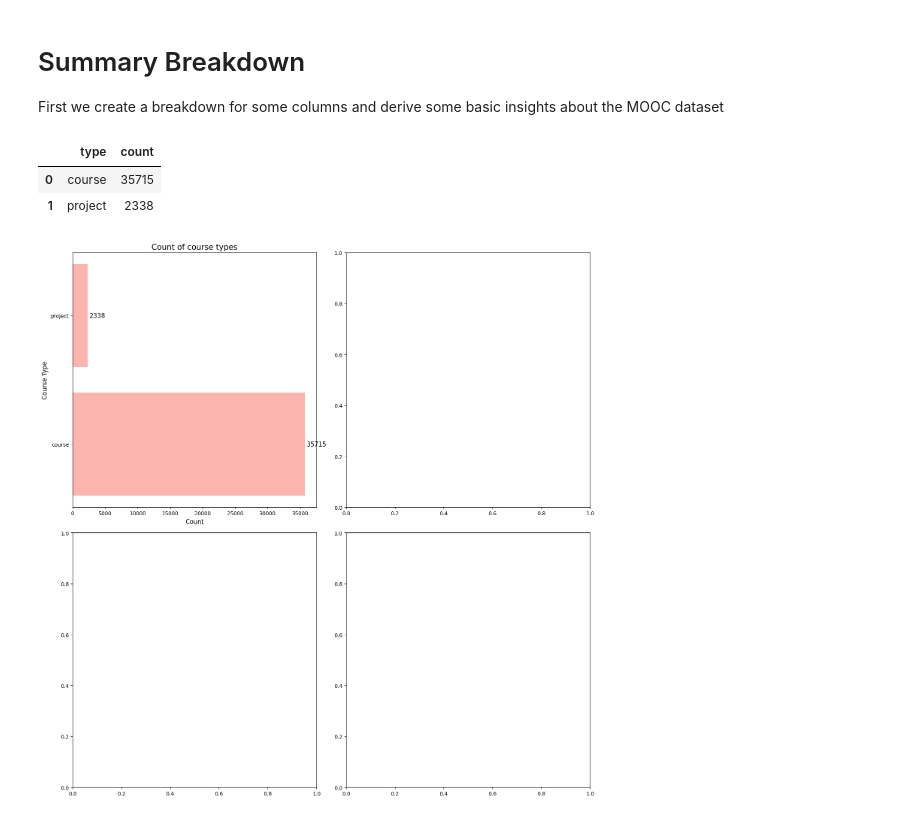
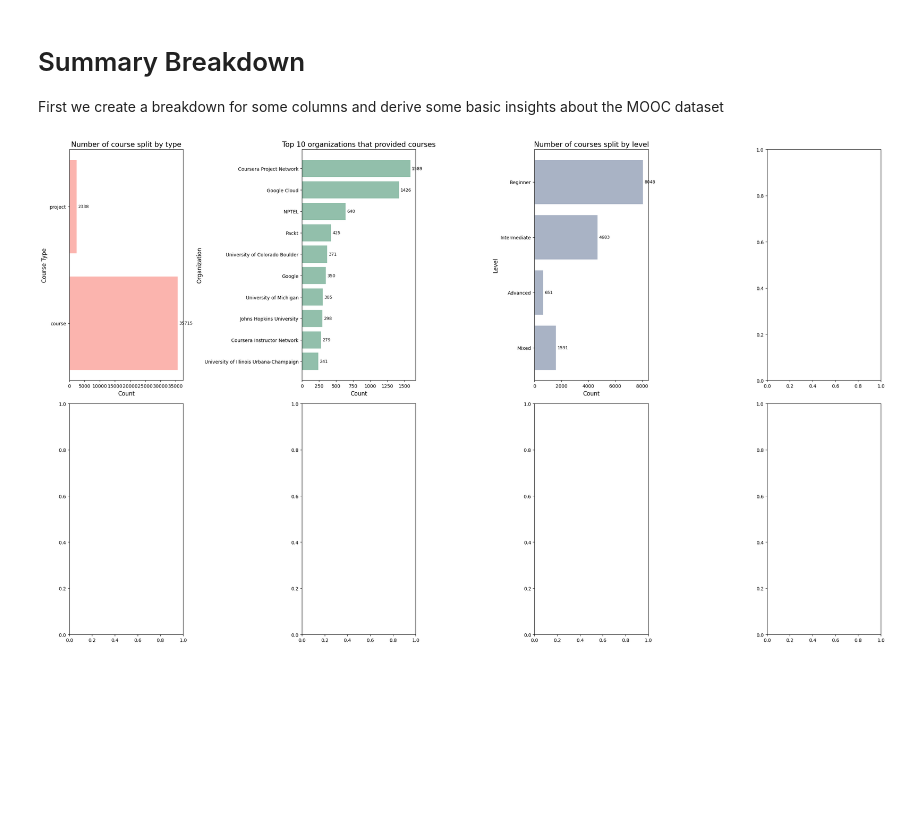
Before and after one commit to minimartzz/online-learning-so-mooc, a Jupyter notebook: mooc_analysis.ipynb, the cells around one changed output. Cells and saved outputs as stored; diff of their text form; code cells hidden in the pictures; blank space fills up the shorter version.

Commit message:
Update: Continued making summary plots for mooc data

```diff
--- a/mooc_analysis.ipynb
+++ b/mooc_analysis.ipynb
@@ -57,30 +57,53 @@ First we create a breakdown for some columns and derive some basic insights abou
 # Data processing to generate plots
 count_type = df_mooc['type'].value_counts()
 count_type = pd.DataFrame(count_type).reset_index()
-count_type
+
+count_organization = df_mooc['organization'].value_counts()
+count_organization = pd.DataFrame(count_organization).reset_index()
+top_10_organization = count_organization.iloc[:10].sort_values('count')
+
+count_level = df_mooc['level'].value_counts()
+count_level = count_level.reindex(index=['Mixed', 'Advanced', 'Intermediate', 'Beginner'])
+count_level = pd.DataFrame(count_level).reset_index()
-# %% [output]
-|  | type | count |
-| 0 | course | 35715 |
-| 1 | project | 2338 |
 # %%
 # Define global variables
 mpl.rcParams['axes.prop_cycle'] = mpl.cycler(color=plt.cm.Pastel1.colors)
 FS = 12
 
-fig, ax = plt.subplots(nrows=2, ncols=2)
+fig, ax = plt.subplots(nrows=2, ncols=4)
 fig.set_figheight(15)
-fig.set_figwidth(15)
+fig.set_figwidth(25)
 
 # 1. Countplot of type column
 bars = ax[0, 0].barh(count_type['type'], count_type['count'])
 for bar in bars:
   width = bar.get_width()
   y = bar.get_y() + bar.get_height() / 2
-  ax[0, 0].annotate(f'{width}', xy=(width, y), xytext=(3, 0), textcoords='offset points', va='center', fontsize=FS)
-ax[0, 0].set_title("Count of course types", fontsize=FS+3)
+  ax[0, 0].annotate(f'{width}', xy=(width, y), xytext=(3, 0), textcoords='offset points', va='center', fontsize=FS-3)
+ax[0, 0].set_title("Number of course split by type", fontsize=FS+3)
 ax[0, 0].set_ylabel("Course Type", fontsize=FS)
 ax[0, 0].set_xlabel("Count", fontsize=FS)
 
+# 2. Countplot of organisation column
+bars = ax[0, 1].barh(top_10_organization['organization'], top_10_organization['count'], color="#92bfab")
+for bar in bars:
+  width = bar.get_width()
+  y = bar.get_y() + bar.get_height() / 2
+  ax[0, 1].annotate(f'{width}', xy=(width, y), xytext=(3, 0), textcoords='offset points', va='center', fontsize=FS-3)
+ax[0, 1].set_title("Top 10 organizations that provided courses", fontsize=FS+3)
+ax[0, 1].set_ylabel("Organization", fontsize=FS)
+ax[0, 1].set_xlabel("Count", fontsize=FS)
+
+# 3. Countplot of level column
+bars = ax[0, 2].barh(count_level['level'], count_level['count'], color="#a9b3c5")
+for bar in bars:
+  width = bar.get_width()
+  y = bar.get_y() + bar.get_height() / 2
+  ax[0, 2].annotate(f'{width}', xy=(width, y), xytext=(3, 0), textcoords='offset points', va='center', fontsize=FS-3)
+ax[0, 2].set_title("Number of courses split by level", fontsize=FS+3)
+ax[0, 2].set_ylabel("Level", fontsize=FS)
+ax[0, 2].set_xlabel("Count", fontsize=FS)
+
 fig.tight_layout()
 # %% [output]
-[figure, old version]
+[figure, new version]
```
